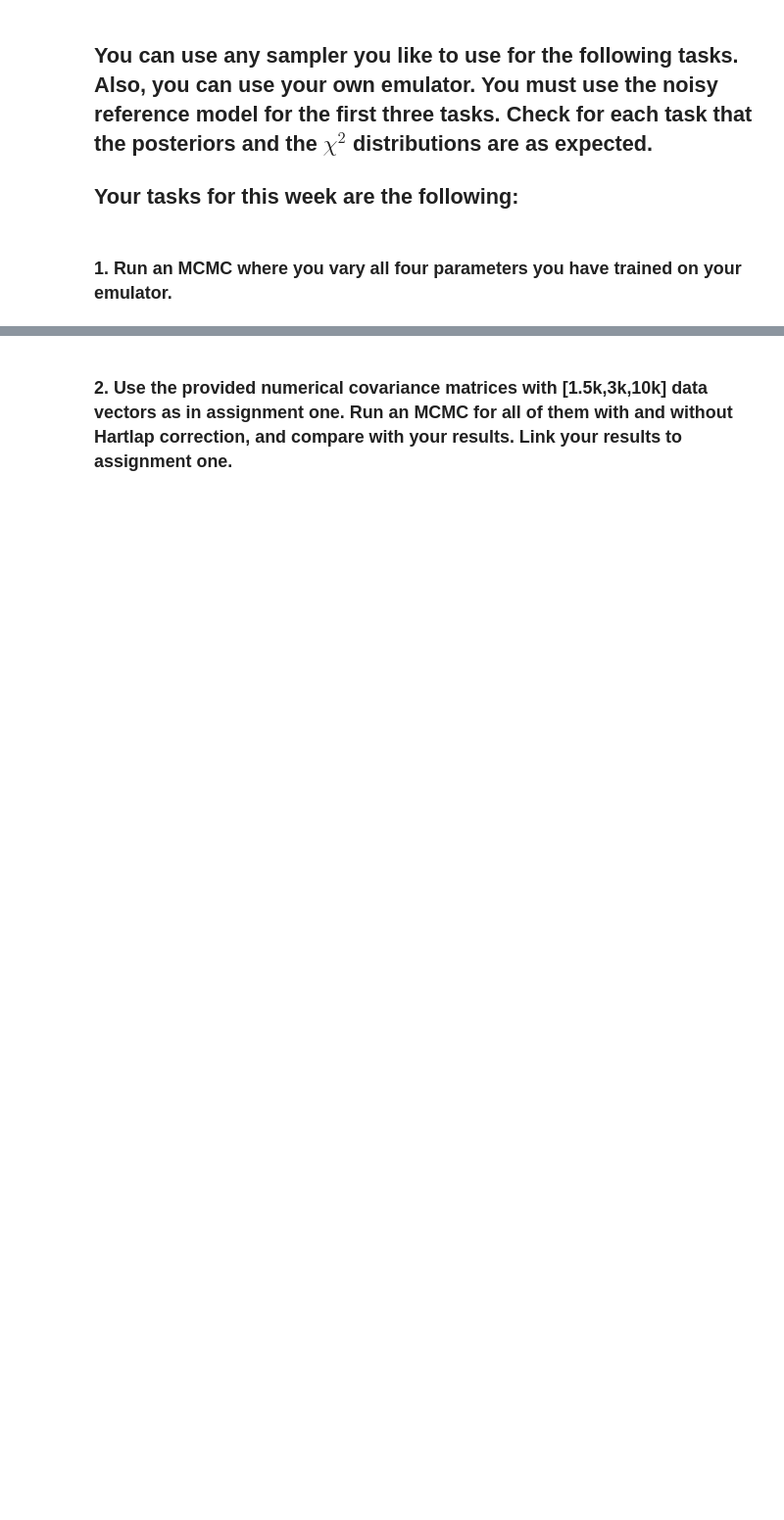
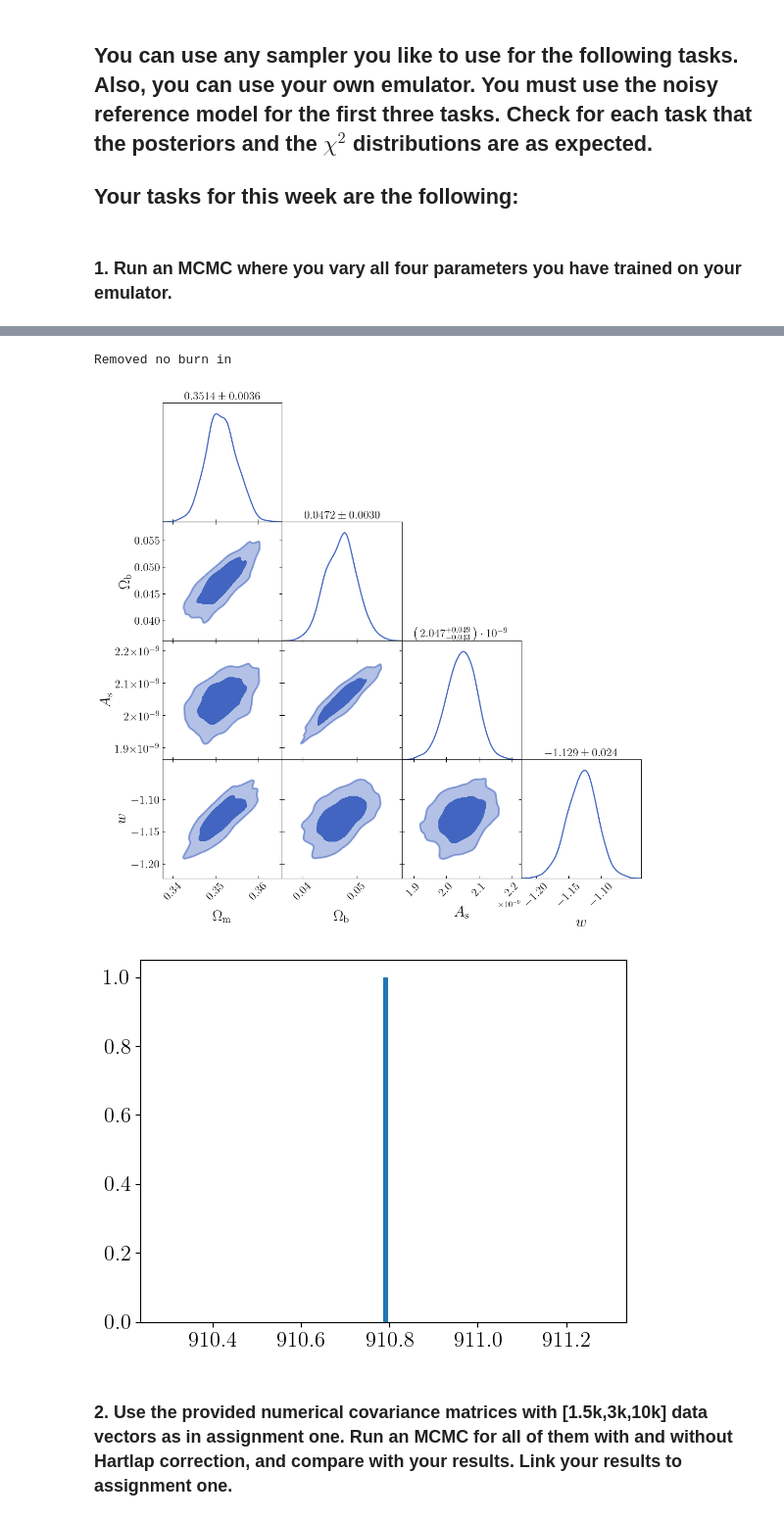
Before and after one commit to Rashaad-Reid/UWAstroStats, a Jupyter notebook: projects/2ptstat-analysis/assignments/assignment3.ipynb, the cells around one changed output, grey strips where cells are left out. Shown at 98% size. Saved outputs shown, nothing was run; the diff lists cells and outputs as text; code cells hidden in the pictures; blank space fills up the shorter version.

Commit message:
Assignment 3 Q1&2 mostly done

```diff
--- a/projects/2ptstat-analysis/assignments/assignment3.ipynb
+++ b/projects/2ptstat-analysis/assignments/assignment3.ipynb
@@ -39,0 +37,5 @@ WARNING:tensorflow:From c:\Users\yusuf\AppData\Local\Programs\Python\Python311\L
+# %%
+parameters = np.load('data_4_assignment2/parameters.npz')
+reference_params = {}
+for name in parameters.keys():
+    reference_params[name]=[]
@@ -42,20 +60,4 @@ WARNING:tensorflow:From c:\Users\yusuf\AppData\Local\Programs\Python\Python311\L
 ## Your tasks for this week are the following:
 # %% [markdown]
 ### 1. Run an MCMC where you vary all four parameters you have trained on your emulator.
-# %%
-reference_index  = [8000]
-
-parameters = np.load('data_4_assignment2/parameters.npz')
-reference_params = {}
-for name in parameters.keys():
-    reference_params[name]=list(np.array(parameters[name])[reference_index])
-
-models = np.load('data_4_assignment2/models.npy')
-reference_model = np.load('data_4_assignment2/models.npy')[reference_index][0]
-
-
-cov=np.load('data_4_assignment1/covariance.npy')
-cov_inv = inv(cov)
-
-cp_nn_model = cosmopower_NN(restore=True, restore_filename='data_4_assignment3/emulator_final')
 # %%
@@ -131,10 +191,12 @@ def calc_likelihood(para):
 # %%
+cov_inv = inv(cov)
+
 p0 = start_position_lh_and_step_size(0)
 
 sampler = emcee.EnsembleSampler(nwalkers, ndim, calc_likelihood)
 sampler.run_mcmc(p0, total_steps, progress=True)
 
-samples = sampler.get_chain(discard=burning_steps,flat=True)
-np.save('data_4_assignment3/outputs_MCMC/MCMC_test_emcee_mine',samples)
-log_prob_samples = sampler.get_log_prob(discard=burning_steps, flat=True)
-np.save('data_4_assignment3/outputs_MCMC/logp_test_emcee_mine',log_prob_samples)
+samples_true = sampler.get_chain(discard=burning_steps,flat=True)
+np.save('data_4_assignment3/outputs_MCMC/MCMC_covTrue',samples_true)
+log_prob_samples_true = sampler.get_log_prob(discard=burning_steps, flat=True)
+np.save('data_4_assignment3/outputs_MCMC/logp_covTrue',log_prob_samples_true)
@@ -188,2 +203,14 @@ Removed no burn in
+# %%
+plot_posteriors([samples_true],labels=[])
+#plt.savefig('data_4_assignment3/plots/MCMC_covTrue_posteriors.jpg',dpi=600, bbox_inches='tight')
+plt.show()
+
+plot_chi2(log_prob_samples_true)
+#plt.savefig('data_4_assignment3/plots/MCMC_test1_chi2.jpg',dpi=600, bbox_inches='tight')
+plt.show()
+# %% [output]
+Removed no burn in
+[figure, added]
+[figure, added]
 # %% [markdown]
 ### 2. Use the provided numerical covariance matrices with [1.5k,3k,10k] data vectors as in assignment one. Run an MCMC for all of them with and without Hartlap correction, and compare with your results. Link your results to assignment one.
```
Also changed, not shown: parts of 19 cells of this notebook, 21 other files.
